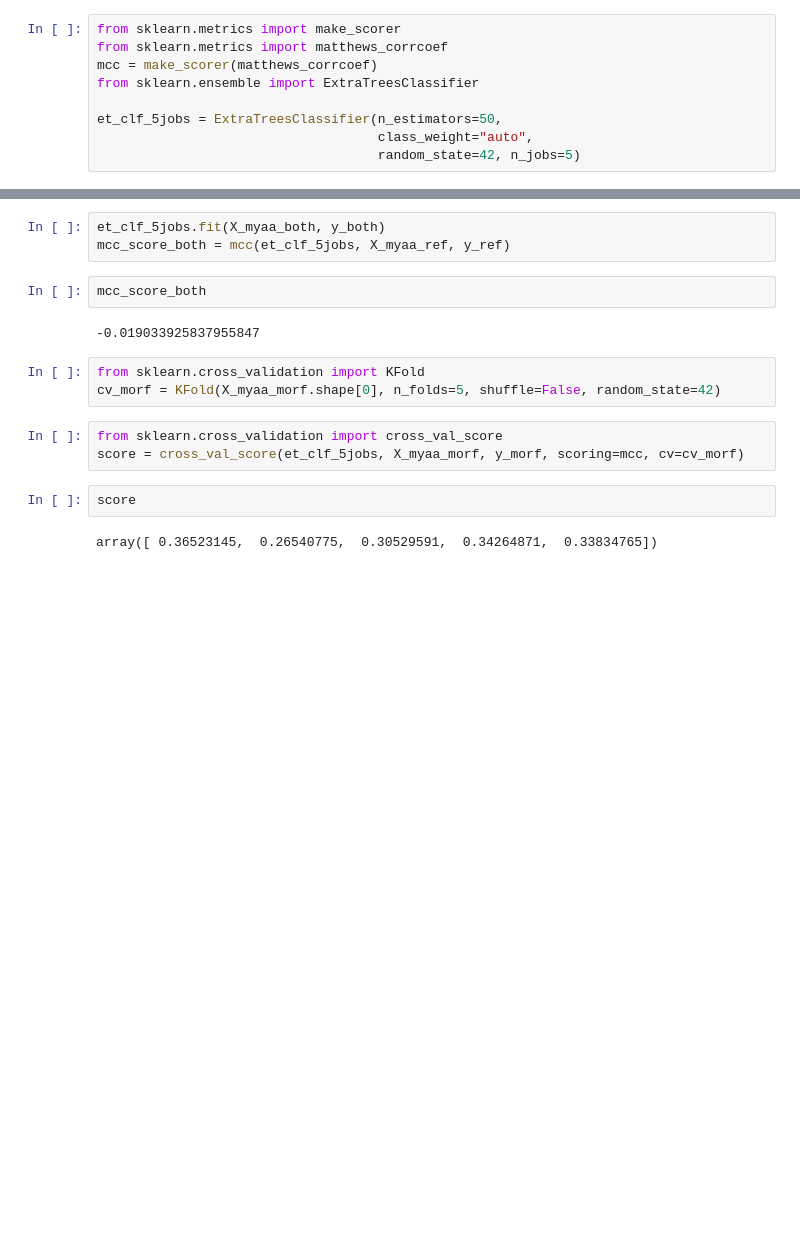
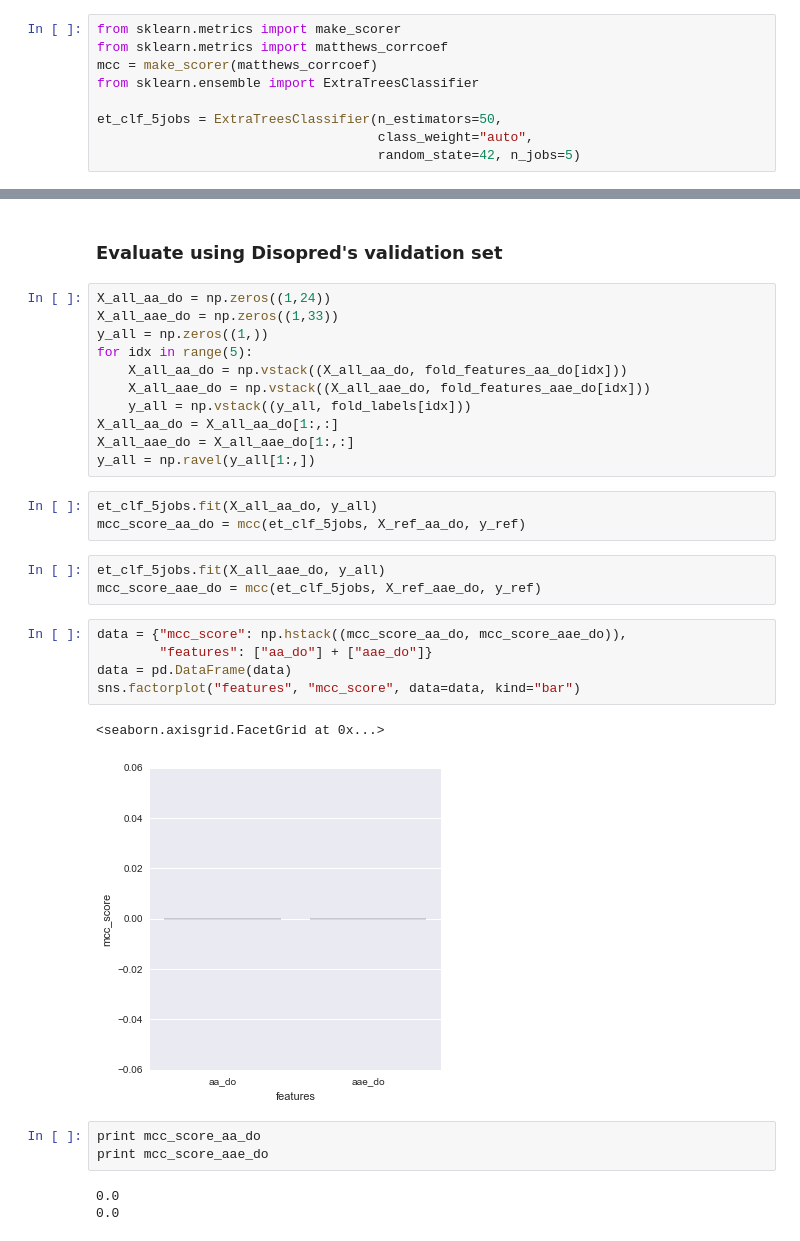
Before and after one commit to Thrinduil/exjobb, a Jupyter notebook: explicit_features.ipynb, the cells around one changed output, grey strips where cells are left out. Drawn from its saved outputs; the diff is of its cells as text; blank space fills up the shorter version.

```diff
--- a/explicit_features.ipynb
+++ b/explicit_features.ipynb
@@ -298,17 +557,33 @@ et_clf_5jobs = ExtraTreesClassifier(n_estimators=50,
+# %% [markdown]
+### Evaluate using Disopred's validation set
+# %%
+X_all_aa_do = np.zeros((1,24))
+X_all_aae_do = np.zeros((1,33))
+y_all = np.zeros((1,))
+for idx in range(5):
+    X_all_aa_do = np.vstack((X_all_aa_do, fold_features_aa_do[idx]))
+    X_all_aae_do = np.vstack((X_all_aae_do, fold_features_aae_do[idx]))
+    y_all = np.vstack((y_all, fold_labels[idx]))
+X_all_aa_do = X_all_aa_do[1:,:]
+X_all_aae_do = X_all_aae_do[1:,:]
+y_all = np.ravel(y_all[1:,])
 # %%
-et_clf_5jobs.fit(X_myaa_both, y_both)
-mcc_score_both = mcc(et_clf_5jobs, X_myaa_ref, y_ref)
+et_clf_5jobs.fit(X_all_aa_do, y_all)
+mcc_score_aa_do = mcc(et_clf_5jobs, X_ref_aa_do, y_ref)
-# %%
-mcc_score_both
-# %% [output]
--0.019033925837955847
-# %%
-from sklearn.cross_validation import KFold
-cv_morf = KFold(X_myaa_morf.shape[0], n_folds=5, shuffle=False, random_state=42)
-# %%
-from sklearn.cross_validation import cross_val_score
-score = cross_val_score(et_clf_5jobs, X_myaa_morf, y_morf, scoring=mcc, cv=cv_morf)
-# %%
-score
-# %% [output]
-array([ 0.36523145,  0.26540775,  0.30529591,  0.34264871,  0.33834765])
+# %%
+et_clf_5jobs.fit(X_all_aae_do, y_all)
+mcc_score_aae_do = mcc(et_clf_5jobs, X_ref_aae_do, y_ref)
+# %%
+data = {"mcc_score": np.hstack((mcc_score_aa_do, mcc_score_aae_do)),
+        "features": ["aa_do"] + ["aae_do"]}
+data = pd.DataFrame(data)
+sns.factorplot("features", "mcc_score", data=data, kind="bar")
+# %% [output]
+<seaborn.axisgrid.FacetGrid at 0x...>
+[figure, added]
+# %%
+print mcc_score_aa_do
+print mcc_score_aae_do
+# %% [output]
+0.0
+0.0
```
Also changed, not shown: parts of 32 cells of this notebook, 1 other file.
